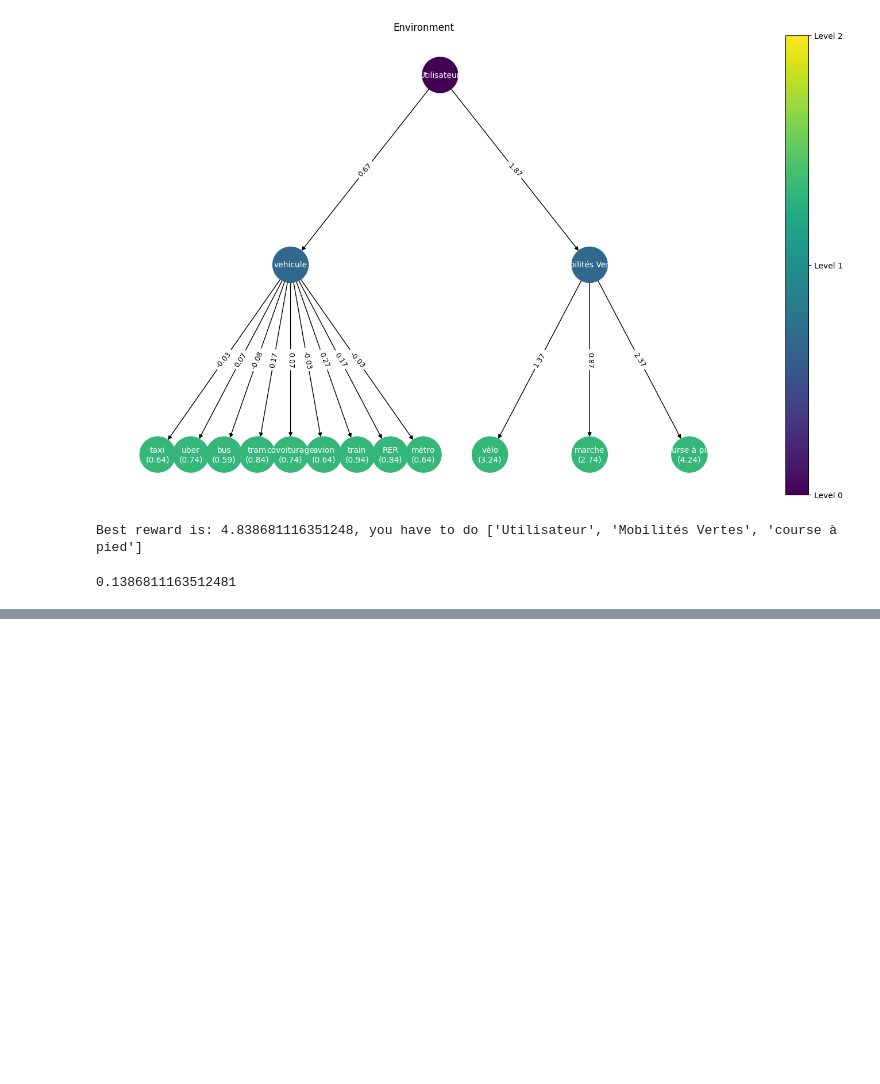
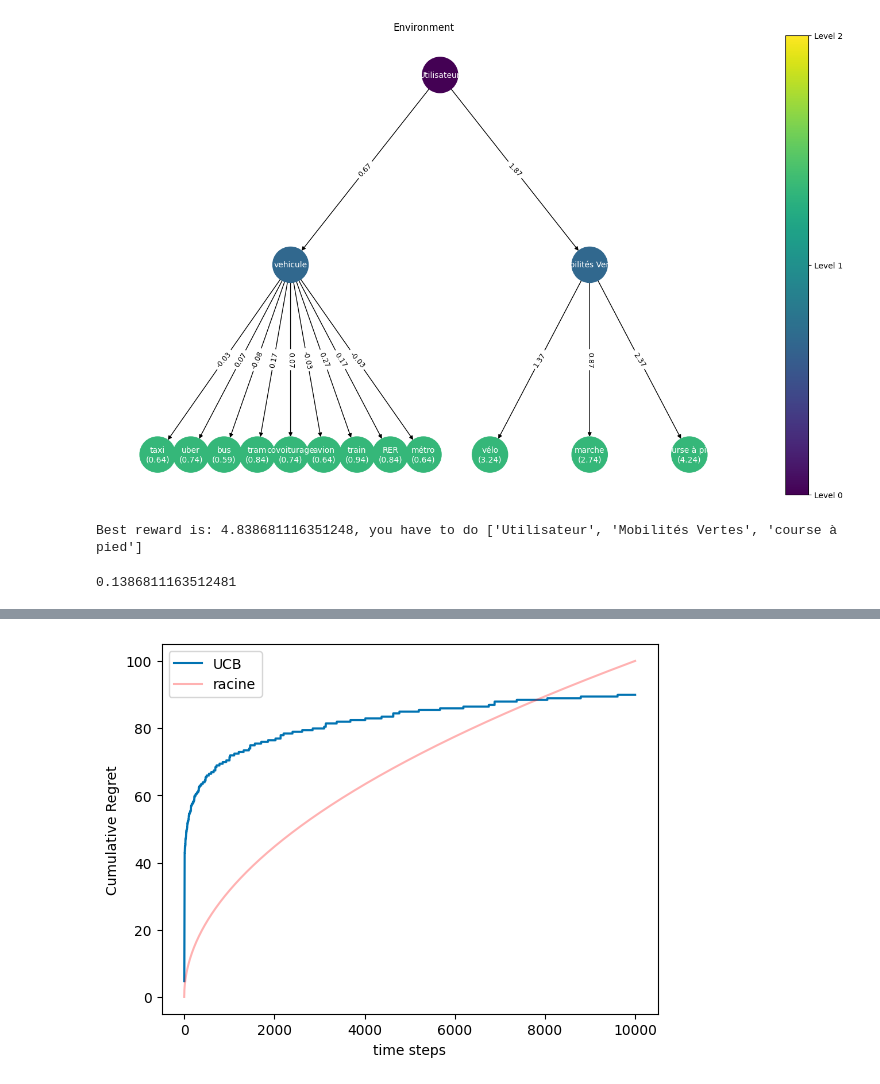
Before and after one commit to AugustinCablant/CRITEO-INTERNSHIP, a Jupyter notebook: create_environment.ipynb, the cells around one changed output, grey strips where cells are left out. Cells and saved outputs as stored; diff of their text form; code cells hidden in the pictures; blank space fills up the shorter version.

```diff
--- a/create_environment.ipynb
+++ b/create_environment.ipynb
@@ -642,0 +649,5 @@ plot_regret(regrets = all_data, logscale = False, lb = None, q = 10)
+# %%
+T = 10000  # Finite Horizon
+N = 1  # Monte Carlo simulations
+q = 10  #choice of percentile display
+all_data = experiment(env, [ucb], Nmc=N, T=T)
@@ -642,0 +672,4 @@ plot_regret(regrets = all_data, logscale = False, lb = None, q = 10)
+# %%
+plot_regret(regrets = all_data, logscale = False, lb = None, q = 10)
+# %% [output]
+[figure, added]
```
Also changed, not shown: parts of 6 cells of this notebook, 1 other file.
